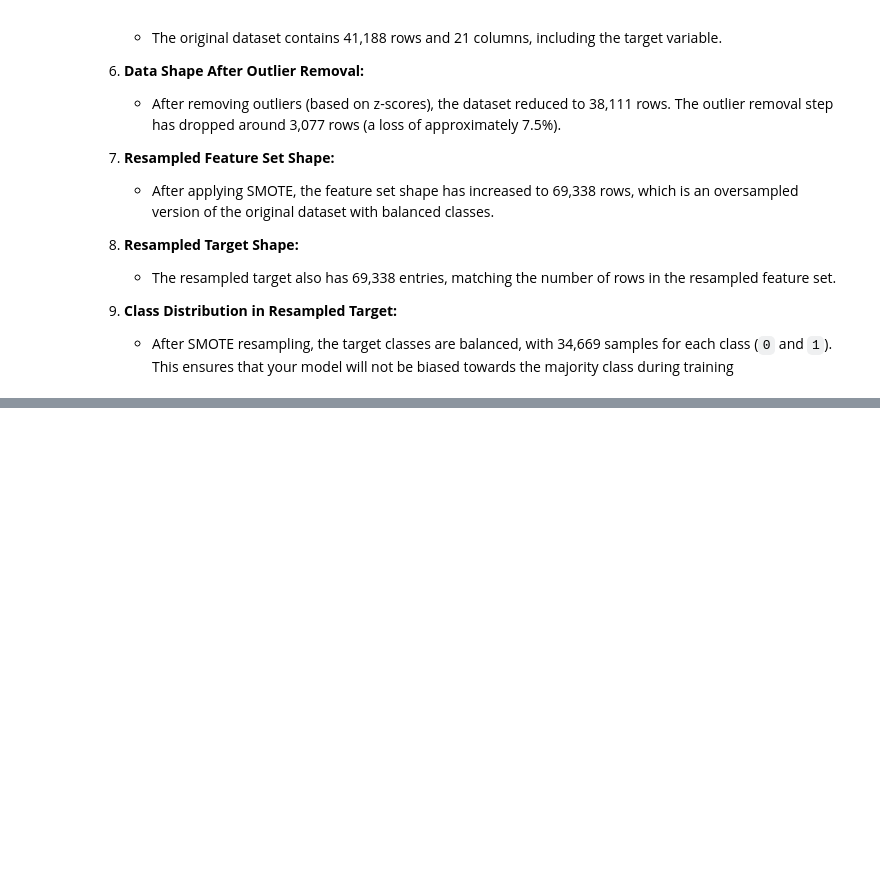
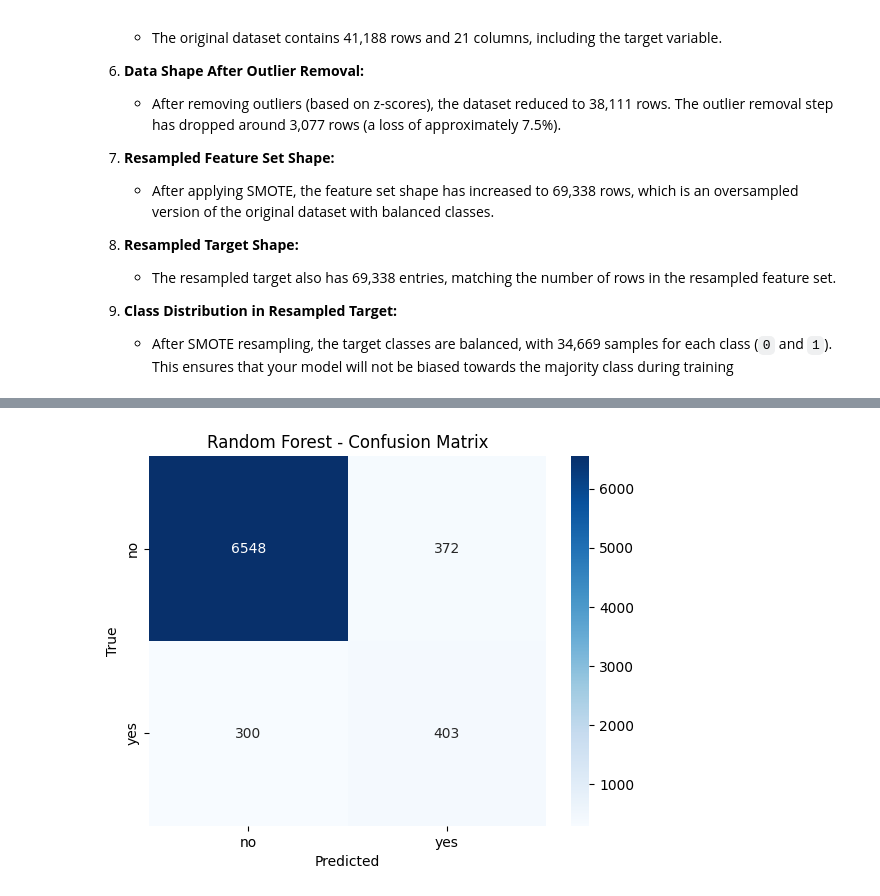
Before and after one commit to Shaithra2107/Bank-Marketing-Prediction-, a Jupyter notebook: Bank_Marketing_Prediction.ipynb, the cells around one changed output, grey strips where cells are left out. Cells and saved outputs as stored; diff of their text form; code cells hidden in the pictures; blank space fills up the shorter version.

Commit message:
Training the model by splitting before balancing

```diff
--- a/Bank_Marketing_Prediction.ipynb
+++ b/Bank_Marketing_Prediction.ipynb
@@ -365,0 +387,94 @@ Resampled target shape: (69338,)
+# %%
+# Import necessary libraries
+from sklearn.model_selection import train_test_split
+from imblearn.over_sampling import SMOTE
+from sklearn.ensemble import RandomForestClassifier
+from sklearn.metrics import classification_report, roc_auc_score, confusion_matrix, roc_curve
+from tensorflow.keras.models import Sequential
+from tensorflow.keras.layers import Dense
+from tensorflow.keras.optimizers import Adam
+import matplotlib.pyplot as plt
+import seaborn as sns
+import pandas as pd
+
+# Step 1: Split the original dataset into training and testing sets
+X_train, X_test, y_train, y_test = train_test_split(
+    data_cleaned, target_encoded, test_size=0.2, random_state=42
+)
+
+# Step 2: Apply SMOTE to balance the training set only
+smote = SMOTE(random_state=42)
+X_train_resampled, y_train_resampled = smote.fit_resample(X_train, y_train)
+
+# Check class distribution after resampling
+print(f"Class distribution in the resampled training target: {pd.Series(y_train_resampled).value_counts()}")
+
+# ** RANDOM FOREST MODEL ** #
+print("\nTraining Random Forest Model...")
+rf_model = RandomForestClassifier(n_estimators=100, random_state=42)
+rf_model.fit(X_train_resampled, y_train_resampled)
+
+# Predictions and Evaluation
+rf_pred = rf_model.predict(X_test)
+rf_pred_prob = rf_model.predict_proba(X_test)[:, 1]
+
+print("\nRandom Forest Classification Report:")
+print(classification_report(y_test, rf_pred))
+
+print("Random Forest ROC-AUC Score:", roc_auc_score(y_test, rf_pred_prob))
+
+# Confusion Matrix
+cm = confusion_matrix(y_test, rf_pred)
+sns.heatmap(cm, annot=True, fmt='d', cmap='Blues', xticklabels=label_encoder.classes_, yticklabels=label_encoder.classes_)
+plt.title("Random Forest - Confusion Matrix")
+plt.xlabel("Predicted")
+plt.ylabel("True")
+plt.show()
+
+# ** NEURAL NETWORK MODEL ** #
+print("\nTraining Neural Network Model...")
+nn_model = Sequential([
+    Dense(64, activation='relu', input_shape=(X_train_resampled.shape[1],)),
+    Dense(32, activation='relu'),
+    Dense(1, activation='sigmoid')  # Output layer for binary classification
+])
+
+nn_model.compile(optimizer=Adam(learning_rate=0.001), loss='binary_crossentropy', metrics=['accuracy'])
+
+# Train the Neural Network
+nn_history = nn_model.fit(X_train_resampled, y_train_resampled, validation_data=(X_test, y_test), epochs=50, batch_size=32, verbose=2)
+
+# Predictions and Evaluation
+nn_pred_prob = nn_model.predict(X_test).flatten()
+nn_pred = (nn_pred_prob > 0.5).astype(int)
+
+print("\nNeural Network Classification Report:")
+print(classification_report(y_test, nn_pred))
+
+print("Neural Network ROC-AUC Score:", roc_auc_score(y_test, nn_pred_prob))
+
+# Plot Confusion Matrix for Neural Network
+cm_nn = confusion_matrix(y_test, nn_pred)
+sns.heatmap(cm_nn, annot=True, fmt='d', cmap='Oranges', xticklabels=label_encoder.classes_, yticklabels=label_encoder.classes_)
+plt.title("Neural Network - Confusion Matrix")
+plt.xlabel("Predicted")
+plt.ylabel("True")
+plt.show()
+
+# ** ROC CURVES COMPARISON ** #
+# Compute ROC Curve for Random Forest
+fpr_rf, tpr_rf, _ = roc_curve(y_test, rf_pred_prob)
+# Compute ROC Curve for Neural Network
+fpr_nn, tpr_nn, _ = roc_curve(y_test, nn_pred_prob)
+
+# Plot ROC Curve
+plt.figure(figsize=(10, 6))
+plt.plot(fpr_rf, tpr_rf, label="Random Forest (AUC = {:.2f})".format(roc_auc_score(y_test, rf_pred_prob)))
+plt.plot(fpr_nn, tpr_nn, label="Neural Network (AUC = {:.2f})".format(roc_auc_score(y_test, nn_pred_prob)))
+plt.plot([0, 1], [0, 1], 'k--', label="Random Classifier")
+plt.xlabel('False Positive Rate')
+plt.ylabel('True Positive Rate')
+plt.title('ROC Curve Comparison')
+plt.legend()
+plt.show()
+# %% [output]
@@ -365,0 +498 @@ Resampled target shape: (69338,)
+[figure, added]
```
Also changed, not shown: parts of 9 cells of this notebook.
